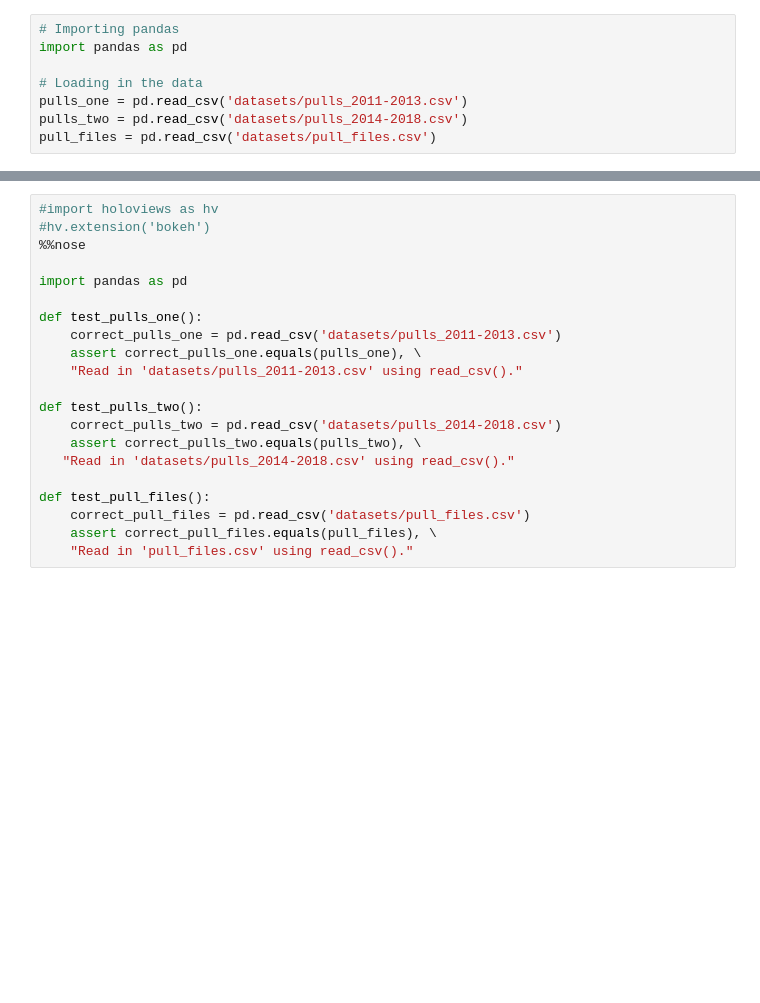
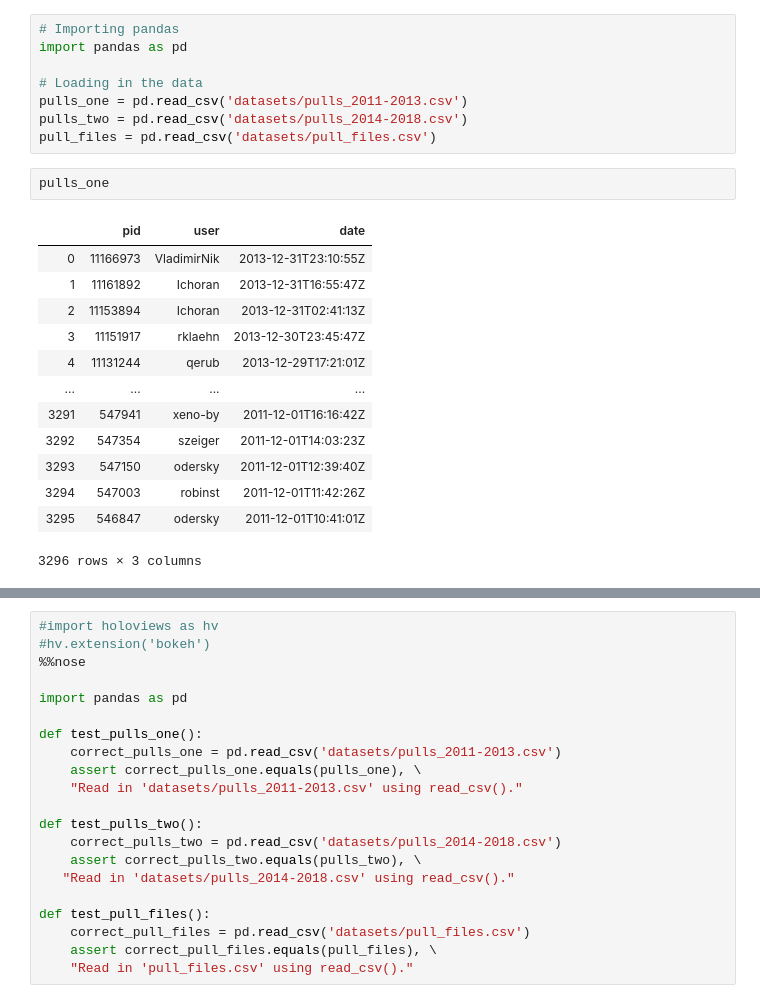
Before and after one commit to Hotlynn2/THE-GITHUB-HISTORY-OF-THE-SCALA-LANGUAGE, a Jupyter notebook: Scal Real-world project.ipynb, the cells around one changed output, grey strips where cells are left out. Drawn from its saved outputs; the diff is of its cells as text; blank space fills up the shorter version.

```diff
--- a/Scal Real-world project.ipynb
+++ b/Scal Real-world project.ipynb
@@ -17,3 +17,19 @@ import pandas as pd
 pulls_one = pd.read_csv('datasets/pulls_2011-2013.csv')
 pulls_two = pd.read_csv('datasets/pulls_2014-2018.csv')
 pull_files = pd.read_csv('datasets/pull_files.csv')
+# %%
+pulls_one
+# %% [output]
+|  | pid | user | date |
+| 0 | 11166973 | VladimirNik | 2013-12-31T23:10:55Z |
+| 1 | 11161892 | Ichoran | 2013-12-31T16:55:47Z |
+| 2 | 11153894 | Ichoran | 2013-12-31T02:41:13Z |
+| 3 | 11151917 | rklaehn | 2013-12-30T23:45:47Z |
+| 4 | 11131244 | qerub | 2013-12-29T17:21:01Z |
+| ... | ... | ... | ... |
+| 3291 | 547941 | xeno-by | 2011-12-01T16:16:42Z |
+| 3292 | 547354 | szeiger | 2011-12-01T14:03:23Z |
+| 3293 | 547150 | odersky | 2011-12-01T12:39:40Z |
+| 3294 | 547003 | robinst | 2011-12-01T11:42:26Z |
+| 3295 | 546847 | odersky | 2011-12-01T10:41:01Z |
+3296 rows × 3 columns
```
Also changed, not shown: parts of 5 cells of this notebook.
